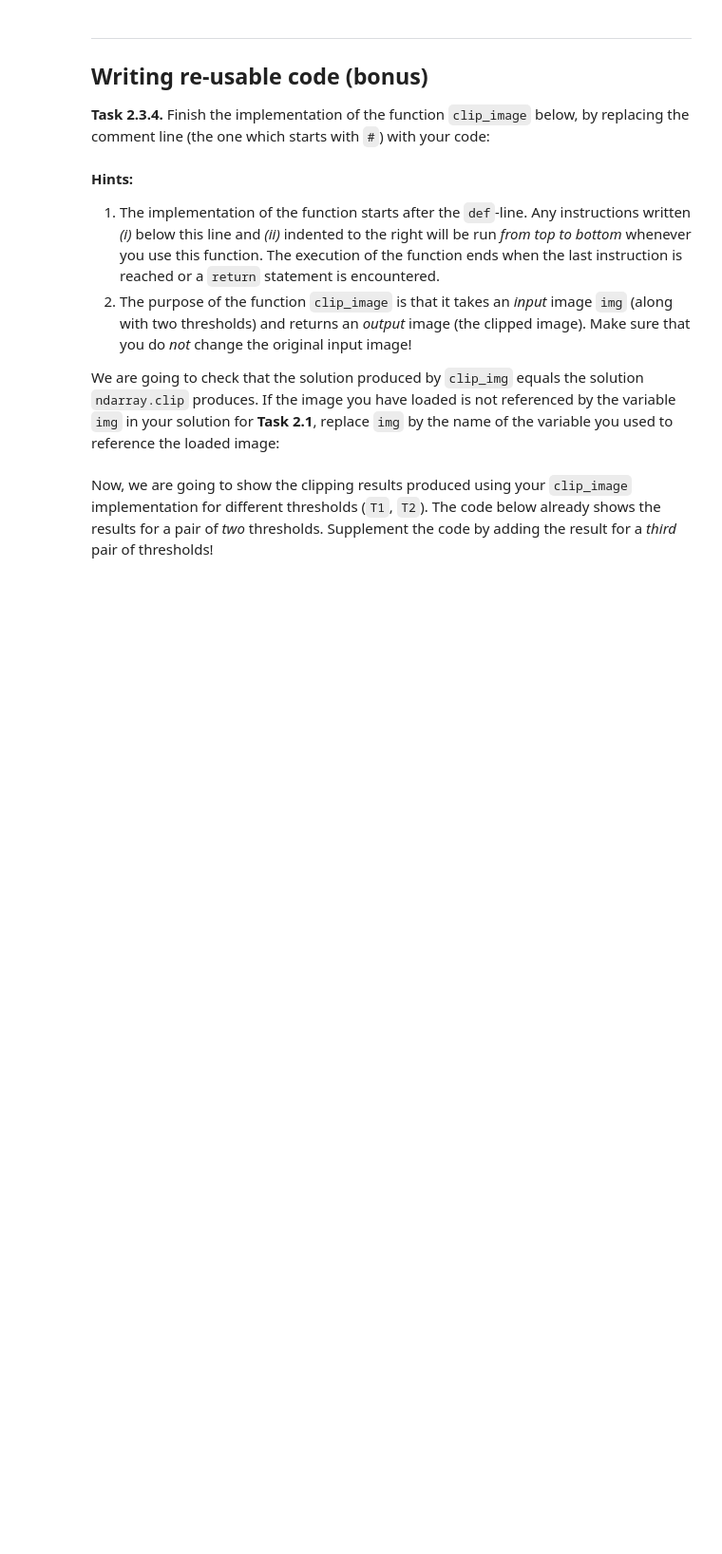
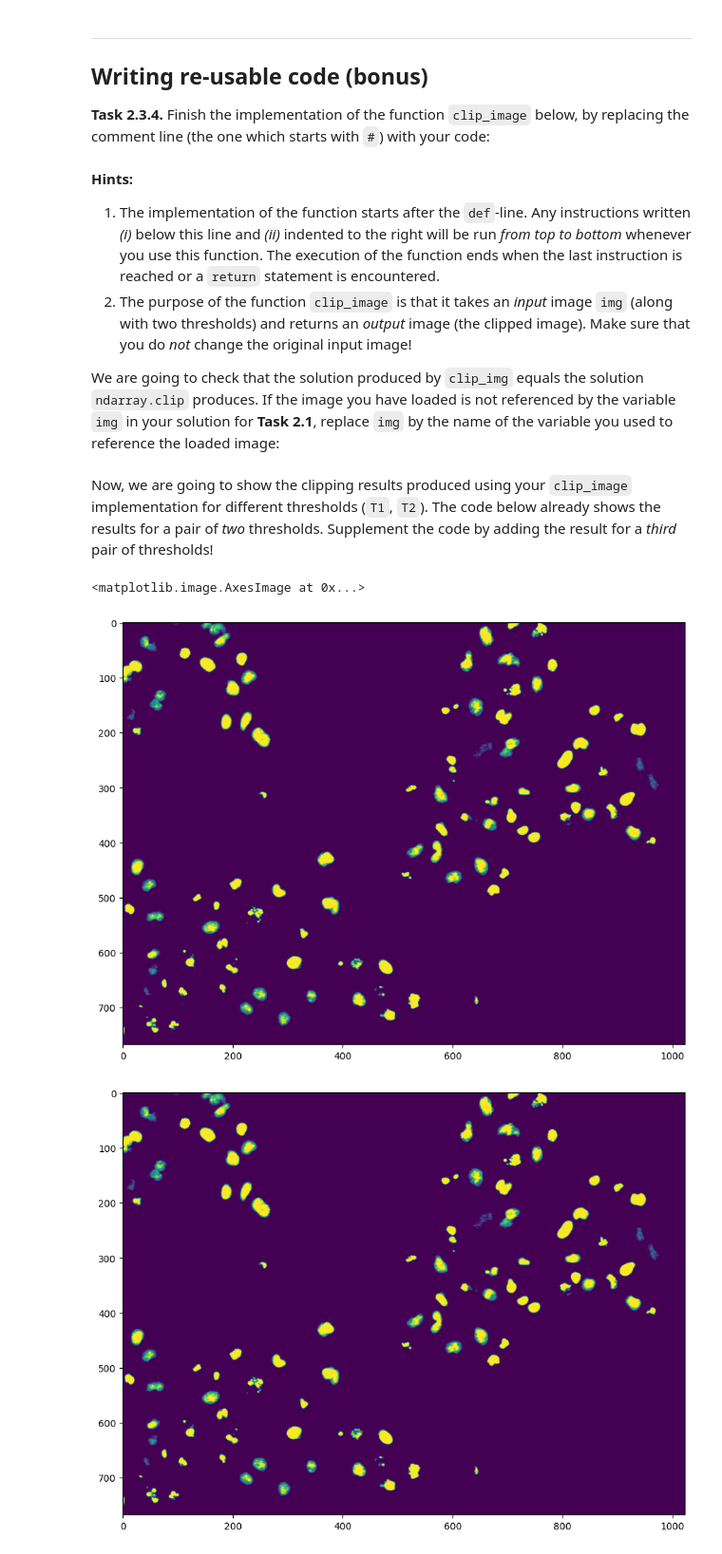
Before and after one commit to TomStraube/mobi-fs3-python, a Jupyter notebook: task2.ipynb, the cells around one changed output. Shown at 95% size. Drawn from its saved outputs; the diff is of its cells as text; code cells hidden in the pictures; blank space fills up the shorter version.

```diff
--- a/task2.ipynb
+++ b/task2.ipynb
@@ -83,3 +97,14 @@ def clip_image(img, T1, T2):
+# %%
+def clip_image(img, T1, T2):
+    result = img.copy()
+    for i in numpy.ndindex(img.shape):
+        if img[i[0],i[1]] > T2:
+            result[i[0],i[1]] = T2
+        elif img[i[0],i[1]] < T1:
+            result[i[0],i[1]] = T1
+        else:
+            result[i[0],i[1]] = img[i[0],i[1]]
+    return result
 # %% [markdown]
 **Hints:**
 1. The implementation of the function starts after the `def`-line. Any instructions written *(i)* below this line and *(ii)* indented to the right will be run *from top to bottom* whenever you use this function. The execution of the function ends when the last instruction is reached or a `return` statement is encountered.
@@ -93,8 +118,14 @@ Now, we are going to show the clipping results produced using your `clip_image`
 # %%
 plt.figure(figsize=(15,8))
 plt.imshow(clip_image(img, 0.2, 0.8))
 
 plt.figure(figsize=(15,8))
 plt.imshow(clip_image(img, 0.3, 0.7))
 
-# here goes your code
+# added
+plt.figure(figsize=(15,8))
+plt.imshow(clip_image(img, 0.1, 0.9))
+# %% [output]
+<matplotlib.image.AxesImage at 0x...>
+[figure, added]
+[figure, added]
```
Also changed, not shown: parts of 4 cells of this notebook, 1 other file.
